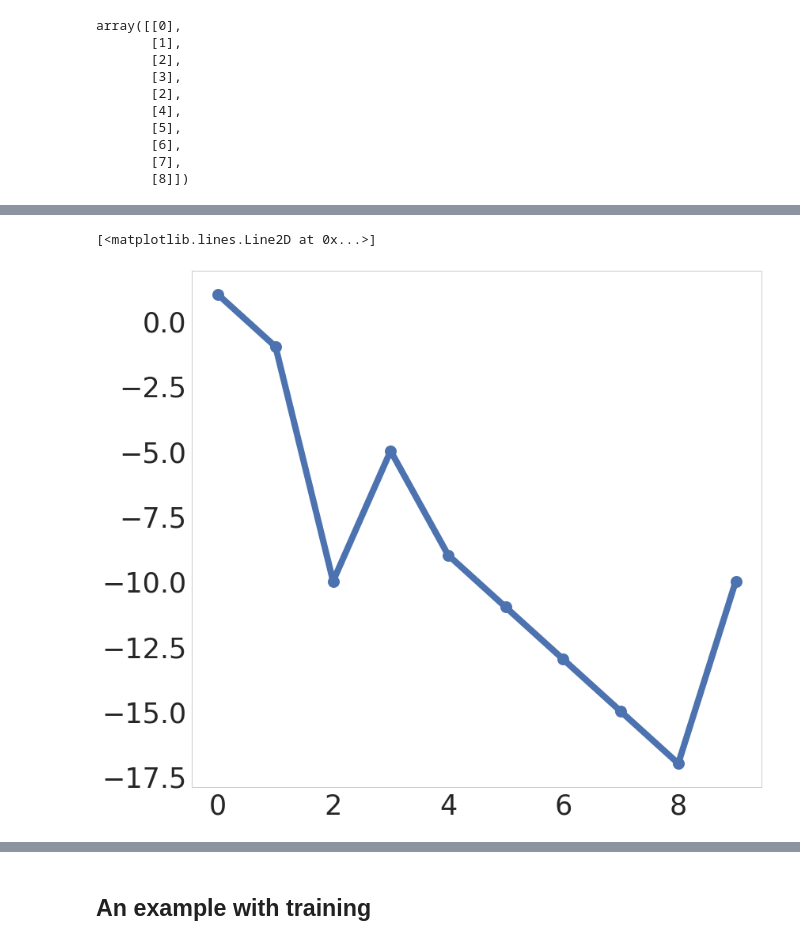
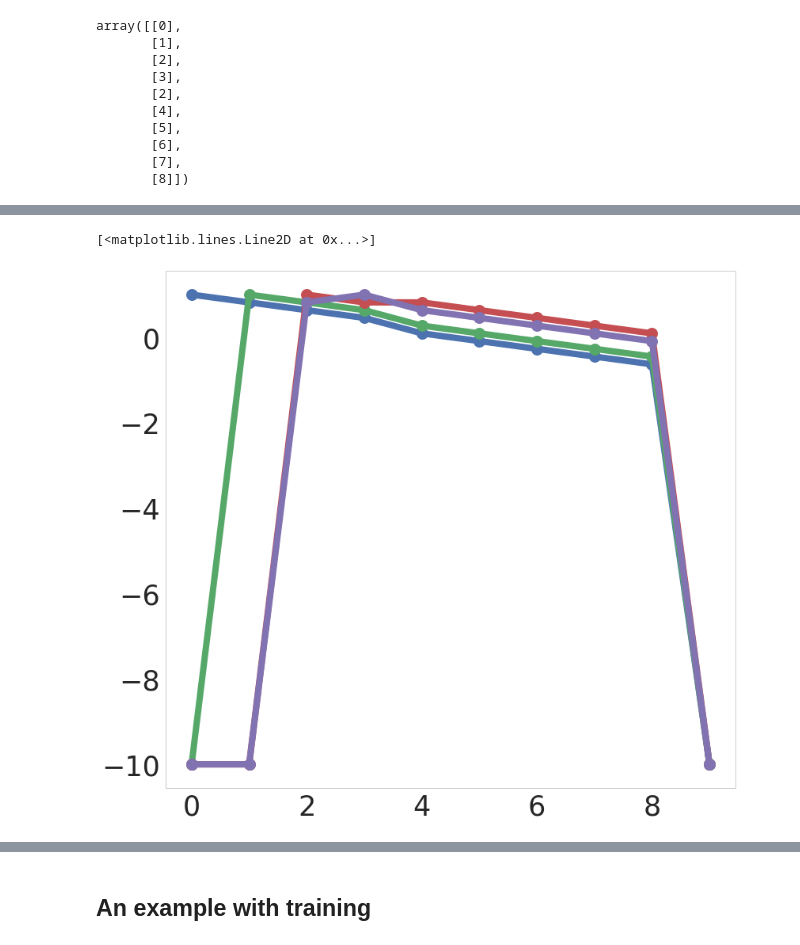
Before and after one commit to h-mayorquin/BCPNN_sequences, a Jupyter notebook: jupyter/2018-06-04(Dense sequences II).ipynb, the cells around one changed output, grey strips where cells are left out. Cells and saved outputs as stored; diff of their text form; code cells hidden in the pictures.

```diff
--- a/jupyter/2018-06-04(Dense sequences II).ipynb
+++ b/jupyter/2018-06-04(Dense sequences II).ipynb
@@ -159,5 +161,8 @@ pattern_sequence
-# %%
-plt.plot(w[:, 0], 'o-', ms=15, lw=8)
-# %% [output]
-[<matplotlib.lines.Line2D at 0x...>]
-[figure, removed]
+# %%
+plt.plot(w[:, 0], 'o-', ms=15, lw=8)
+plt.plot(w[:, 1], 'o-', ms=15, lw=8)
+plt.plot(w[:, 2], 'o-', ms=15, lw=8)
+plt.plot(w[:, 3], 'o-', ms=15, lw=8)
+# %% [output]
+[<matplotlib.lines.Line2D at 0x...>]
+[figure, added]
```
Also changed, not shown: parts of 51 cells of this notebook, 9 other files.
